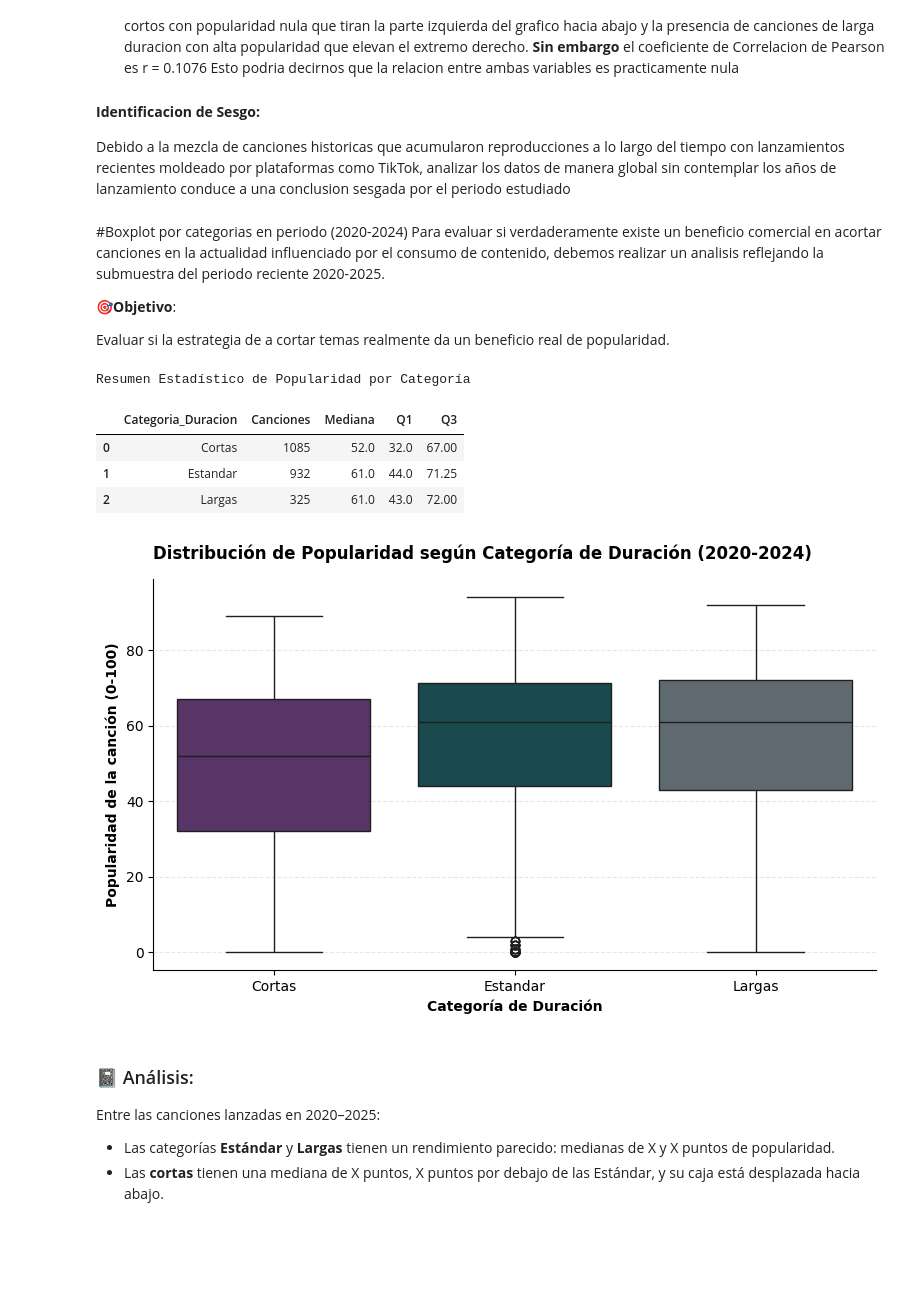
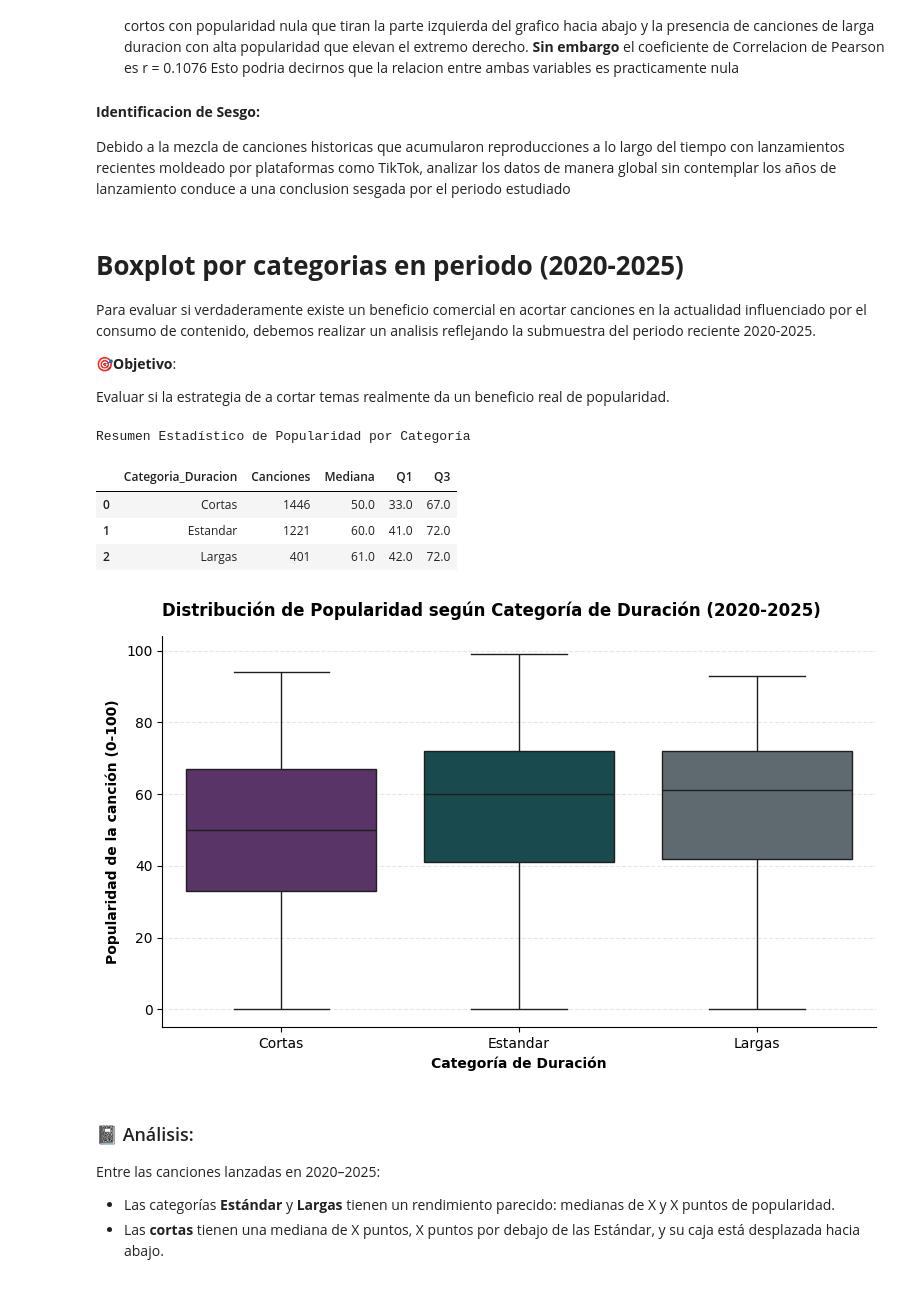
Before and after one commit to OjedaRocio/TP-Grupal-Laboratorio-2C-2026, a Jupyter notebook: TP_Grupal.ipynb, the cells around one changed output. Saved outputs shown, nothing was run; the diff lists cells and outputs as text; code cells hidden in the pictures; blank space fills up the shorter version.

```diff
--- a/TP_Grupal.ipynb
+++ b/TP_Grupal.ipynb
@@ -934,7 +943,7 @@ Al examinar la visualizacion se pueden extraer las siguientes observaciones.
 #### **Identificacion de Sesgo:**
  Debido a la mezcla de canciones historicas que acumularon reproducciones a lo largo del tiempo con lanzamientos recientes moldeado por plataformas como TikTok, analizar los datos de manera global sin contemplar los años de lanzamiento conduce a una conclusion sesgada por el periodo estudiado
 # %% [markdown]
-#Boxplot por categorias en periodo (2020-2024)
+# **Boxplot por categorias en periodo (2020-2025)**
 Para evaluar si verdaderamente existe un beneficio comercial en acortar canciones en la actualidad influenciado por el consumo de contenido, debemos realizar un analisis reflejando la submuestra del periodo reciente 2020-2025.
 
 🎯**Objetivo**:
@@ -949,7 +958,7 @@ etiquetas = ['Cortas', 'Estandar', 'Largas']
 df['Categoria_Duracion'] = pd.cut(df['Duración (minutos)'], bins=limites, labels=etiquetas, right=False)
 
 #submuestra copia
-df_2020 = df[df['Año de lanzamiento'].between(2020, 2024)].copy()
+df_2020 = df[df['Año de lanzamiento'].between(2020, 2025)].copy()
 
 #Resumen estadístico por categoría
 resumen_boxplot = df_2020.groupby('Categoria_Duracion', observed=True)['Popularidad de la canción'].agg(
@@ -957,38 +966,38 @@ resumen_boxplot = df_2020.groupby('Categoria_Duracion', observed=True)['Populari
     Mediana='median',
     Q1=lambda x: x.quantile(0.25),
     Q3=lambda x: x.quantile(0.75)
 ).reset_index()
 
 print("Resumen Estadístico de Popularidad por Categoría")
 display(resumen_boxplot)
 
 #Gráfico de Boxplot
 fig, ax = plt.subplots(figsize=(8, 5))
 sns.boxplot( data=df_2020,
             x='Categoria_Duracion',
             y='Popularidad de la canción',
             hue='Categoria_Duracion',
             palette=['#5B2C6F', '#0F5257', '#5C6B73'], legend=False,
             ax=ax
 )
 
 # Formato
-ax.set_title("Distribución de Popularidad según Categoría de Duración (2020-2024)", loc="left", fontweight="bold", pad=15)
+ax.set_title("Distribución de Popularidad según Categoría de Duración (2020-2025)", loc="left", fontweight="bold", pad=15)
 ax.set_xlabel("Categoría de Duración", fontweight="bold")
 ax.set_ylabel("Popularidad de la canción (0-100)", fontweight="bold")
 plt.grid(axis='y', linestyle="--", alpha=0.3)
 
 sns.despine()
 plt.tight_layout()
 plt.savefig("grafico3_boxplot_popularidad_categoria.png", dpi=300, bbox_inches="tight")
 plt.show()
 # %% [output]
 Resumen Estadístico de Popularidad por Categoría
 |  | Categoria_Duracion | Canciones | Mediana | Q1 | Q3 |
-| 0 | Cortas | 1085 | 52.0 | 32.0 | 67.00 |
-| 1 | Estandar | 932 | 61.0 | 44.0 | 71.25 |
-| 2 | Largas | 325 | 61.0 | 43.0 | 72.00 |
+| 0 | Cortas | 1446 | 50.0 | 33.0 | 67.0 |
+| 1 | Estandar | 1221 | 60.0 | 41.0 | 72.0 |
+| 2 | Largas | 401 | 61.0 | 42.0 | 72.0 |
-[figure, old version]
+[figure, new version]
 # %% [markdown]
 ### 📓 Análisis:
 
```
Also changed, not shown: parts of 8 cells of this notebook.
